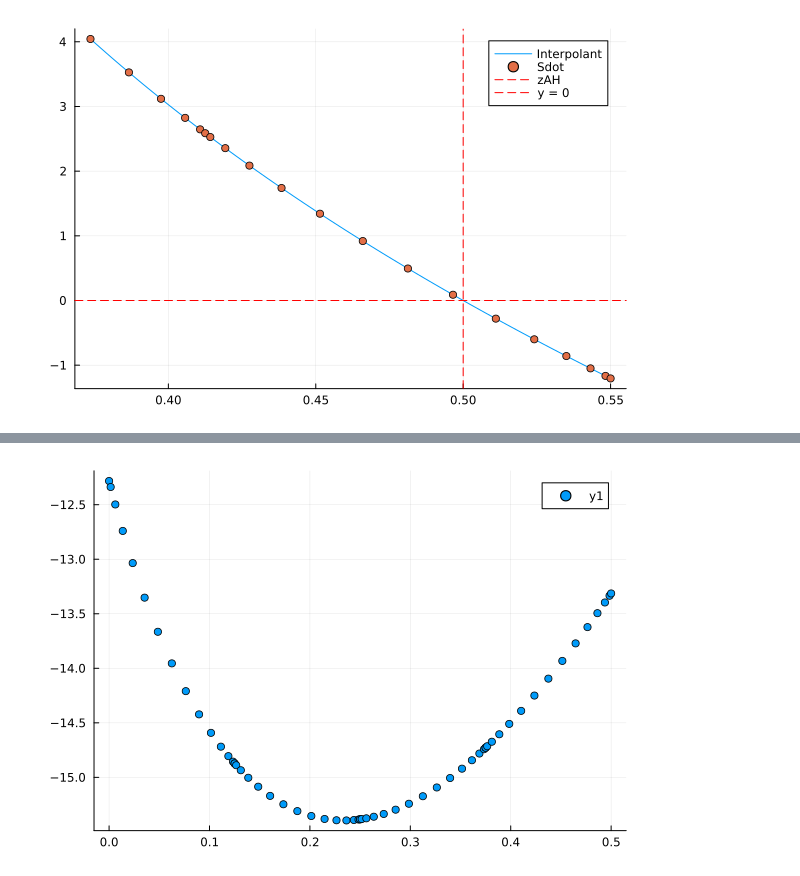
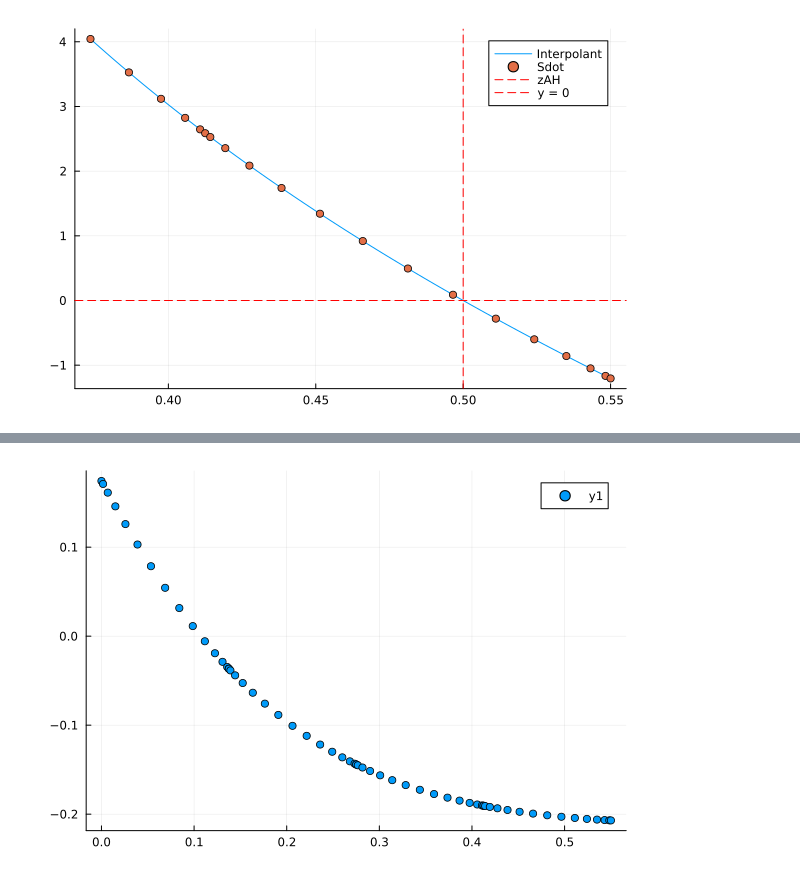
Before and after one commit to JanKozuszek/Reproducing-Dynamic-Holo, a Jupyter notebook: CosmoRun.ipynb, the cells around one changed output, grey strips where cells are left out. Drawn from its saved outputs; the diff is of its cells as text; code cells hidden in the pictures.

```diff
--- a/CosmoRun.ipynb
+++ b/CosmoRun.ipynb
@@ -87,9 +95,9 @@ Evolve(InitVar, initX, inita4, T(tinit), -1, dt, 20, OutputArr, MonitorArr)
 TimeArr = [x[1][1] for x in OutputArr];
 XArr = [x[2][1] for x in OutputArr];
 # %%
-plt.scatter(grid,OutputArr[end][4][5,:])
+plt.scatter(grid,OutputArr[end][4][2,:])
 # %% [output]
-[figure, old version]
+[figure, new version]
 # %%
 PlotSdot(OutputArr[end][4][:,:],XArr[end],TimeArr[end],40)
 # %% [output]
```
Also changed, not shown: parts of 9 cells of this notebook, 3 other files.
